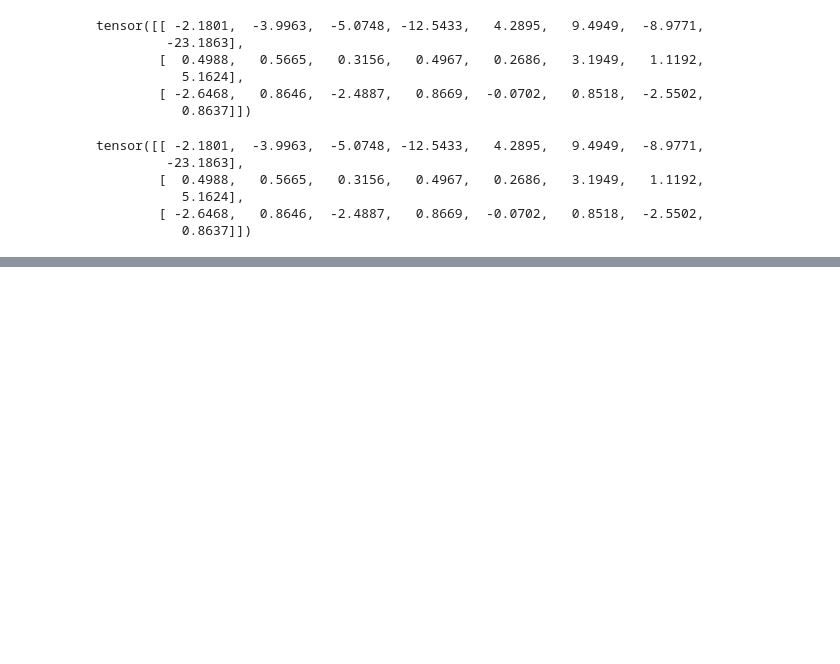
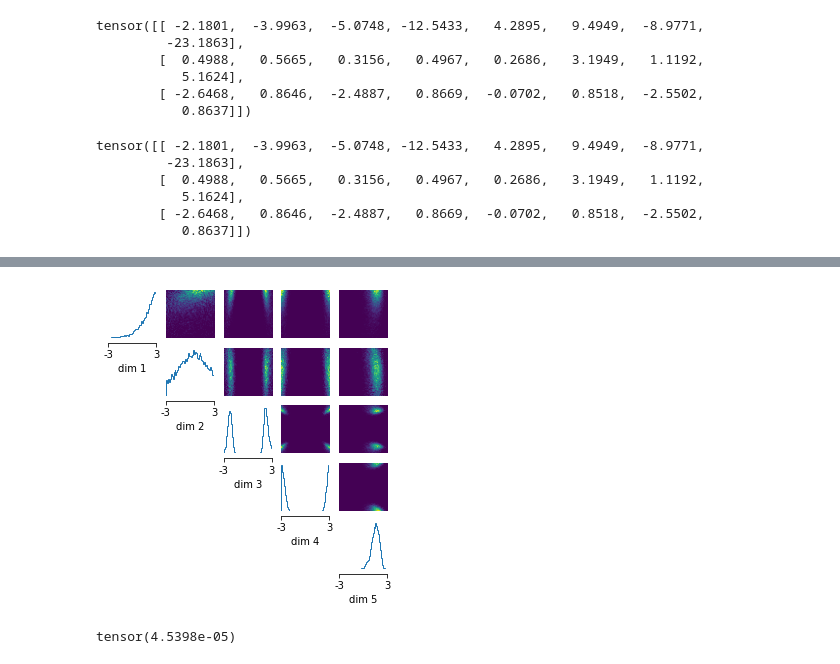
Before and after one commit to SRagy/sbi, a Jupyter notebook: Sammy_examples/Auto_Points.ipynb, the cells around one changed output, grey strips where cells are left out. Cells and saved outputs as stored; diff of their text form; code cells hidden in the pictures; blank space fills up the shorter version.

```diff
--- a/Sammy_examples/Auto_Points.ipynb
+++ b/Sammy_examples/Auto_Points.ipynb
@@ -795,0 +809,15 @@ tensor([[ -2.1801,  -3.9963,  -5.0748, -12.5433,   4.2895,   9.4949,  -8.9771,
+# %%
+reference_samples = slcp2.get_reference_posterior_samples(num_observation=3)
+analysis.pairplot(reference_samples,
+                    limits=[[-3,3], [-3,3],[-3,3],[-3,3],[-3,3]],
+                    ticks=[[-3,3],[-3,3],[-3,3],[-3,3],[-3,3]],
+                    figsize=(5,5),
+                    points_offdiag={'markersize': 6},
+                    points_colors='r');
+plt.show()
+# %% [output]
+[figure, added]
+# %%
+torch.sigmoid(torch.tensor(-10))
+# %% [output]
+tensor(4.5398e-05)
```
Also changed, not shown: parts of 5 cells of this notebook, 1 other file.
